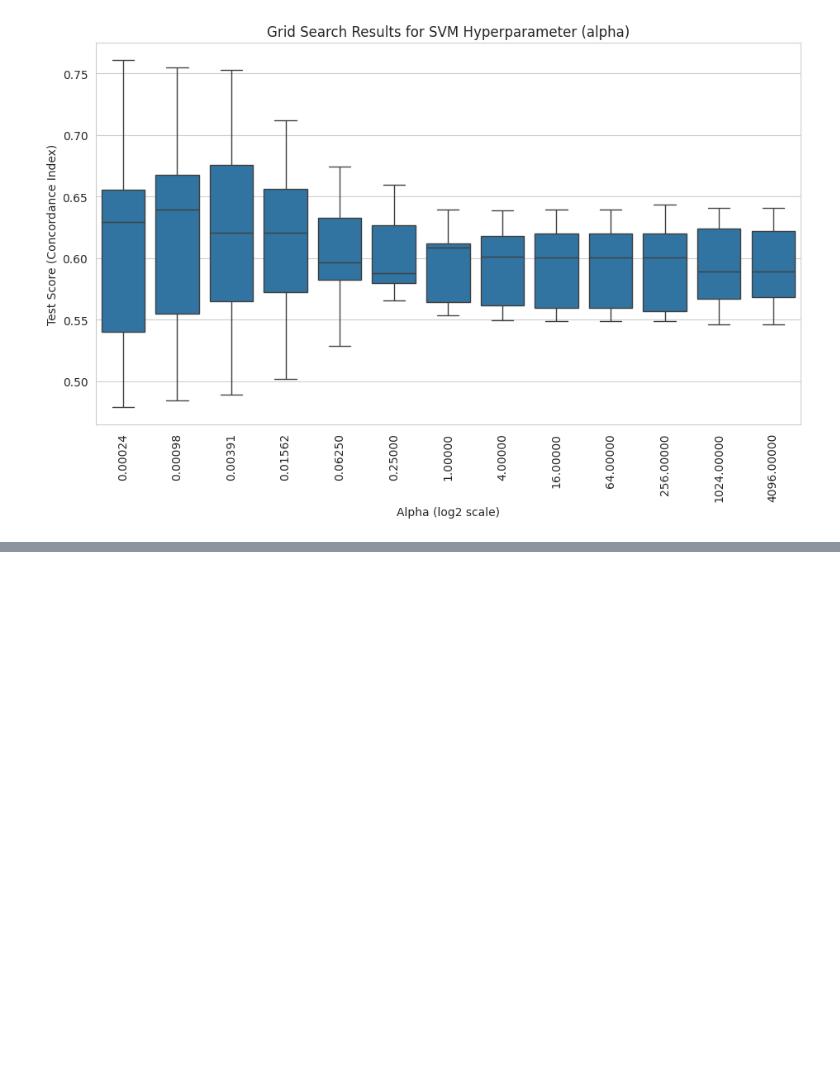
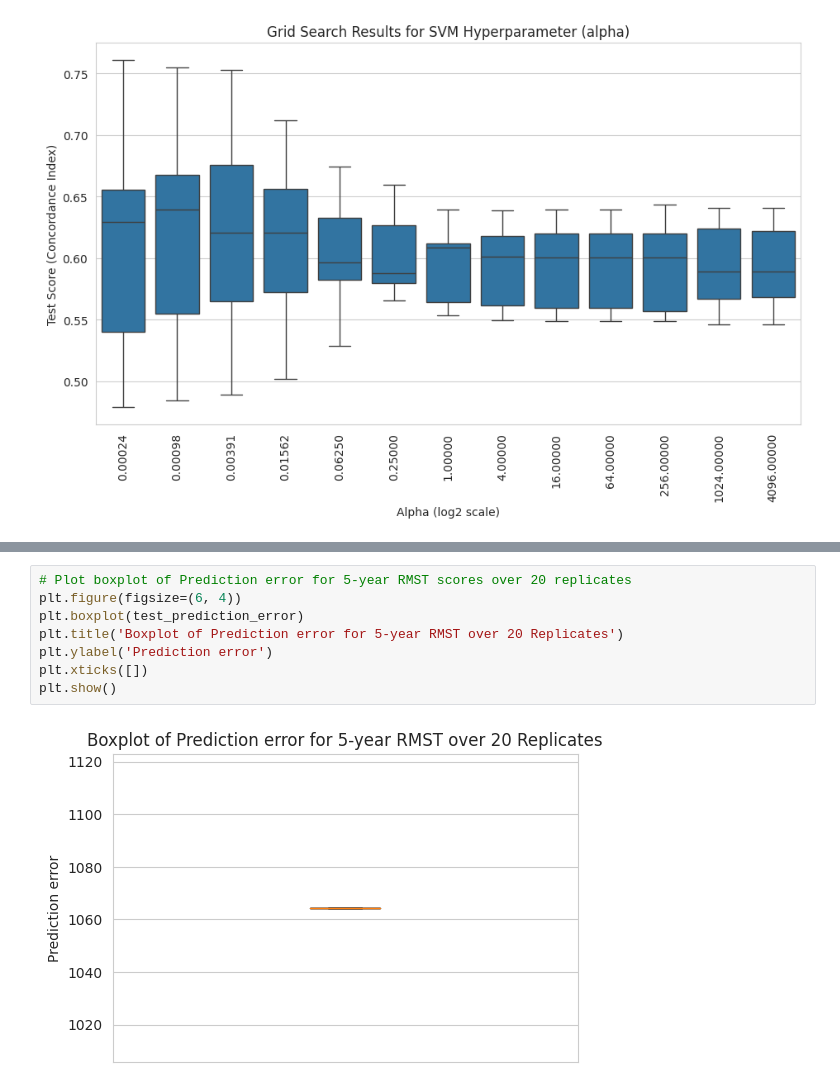
Before and after one commit to ZiyuWang1121/Investigating-machine-learning-methods-for-survival-prediction, a Jupyter notebook: Survival_SVM.ipynb, the cells around one changed output, grey strips where cells are left out. Saved outputs shown, nothing was run; the diff lists cells and outputs as text; blank space fills up the shorter version.

```diff
--- a/Survival_SVM.ipynb
+++ b/Survival_SVM.ipynb
@@ -176,0 +239,10 @@ plt.show()
+# %%
+# Plot boxplot of Prediction error for 5-year RMST scores over 20 replicates
+plt.figure(figsize=(6, 4))
+plt.boxplot(test_prediction_error)
+plt.title('Boxplot of Prediction error for 5-year RMST over 20 Replicates')
+plt.ylabel('Prediction error')
+plt.xticks([])
+plt.show()
+# %% [output]
+[figure, added]
```
Also changed, not shown: parts of 11 cells of this notebook.
